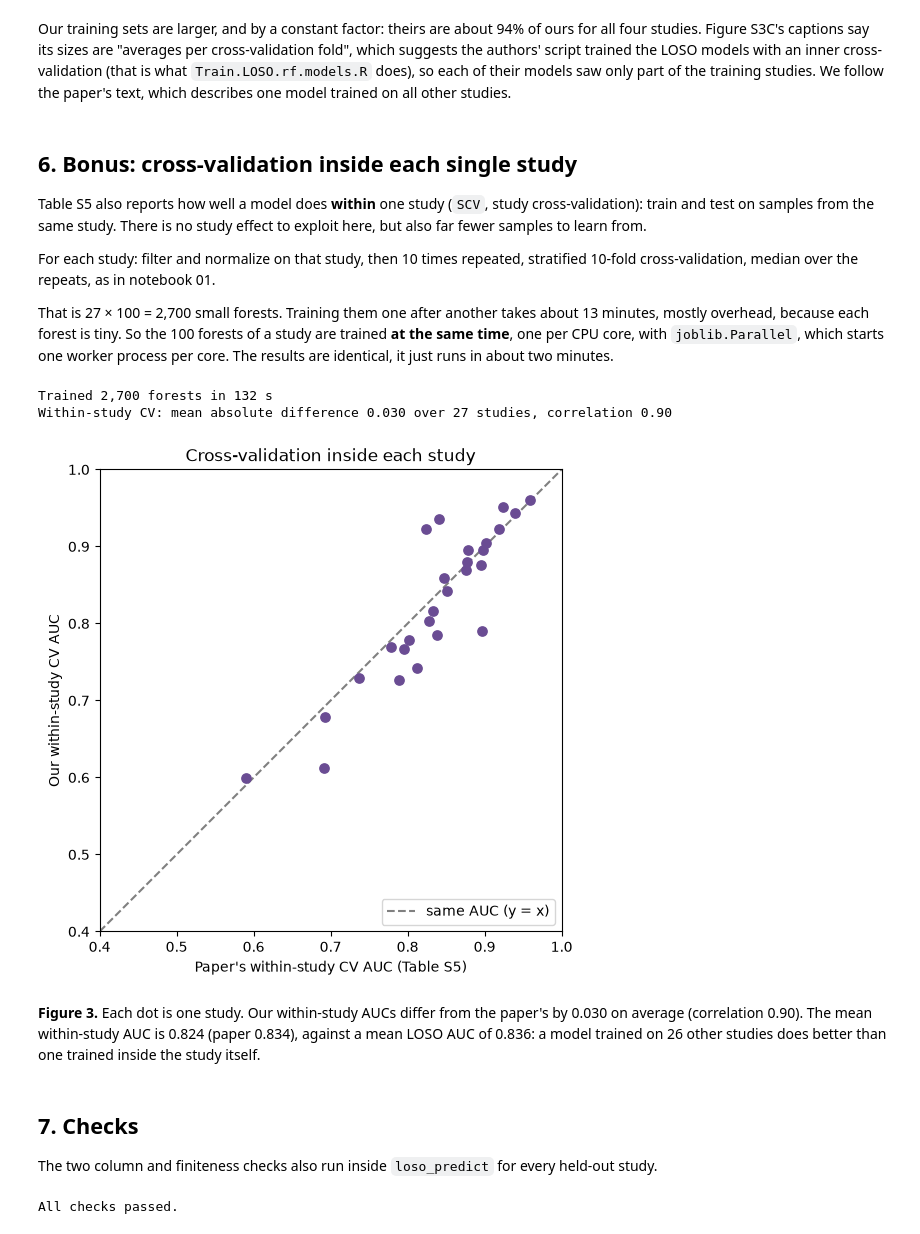
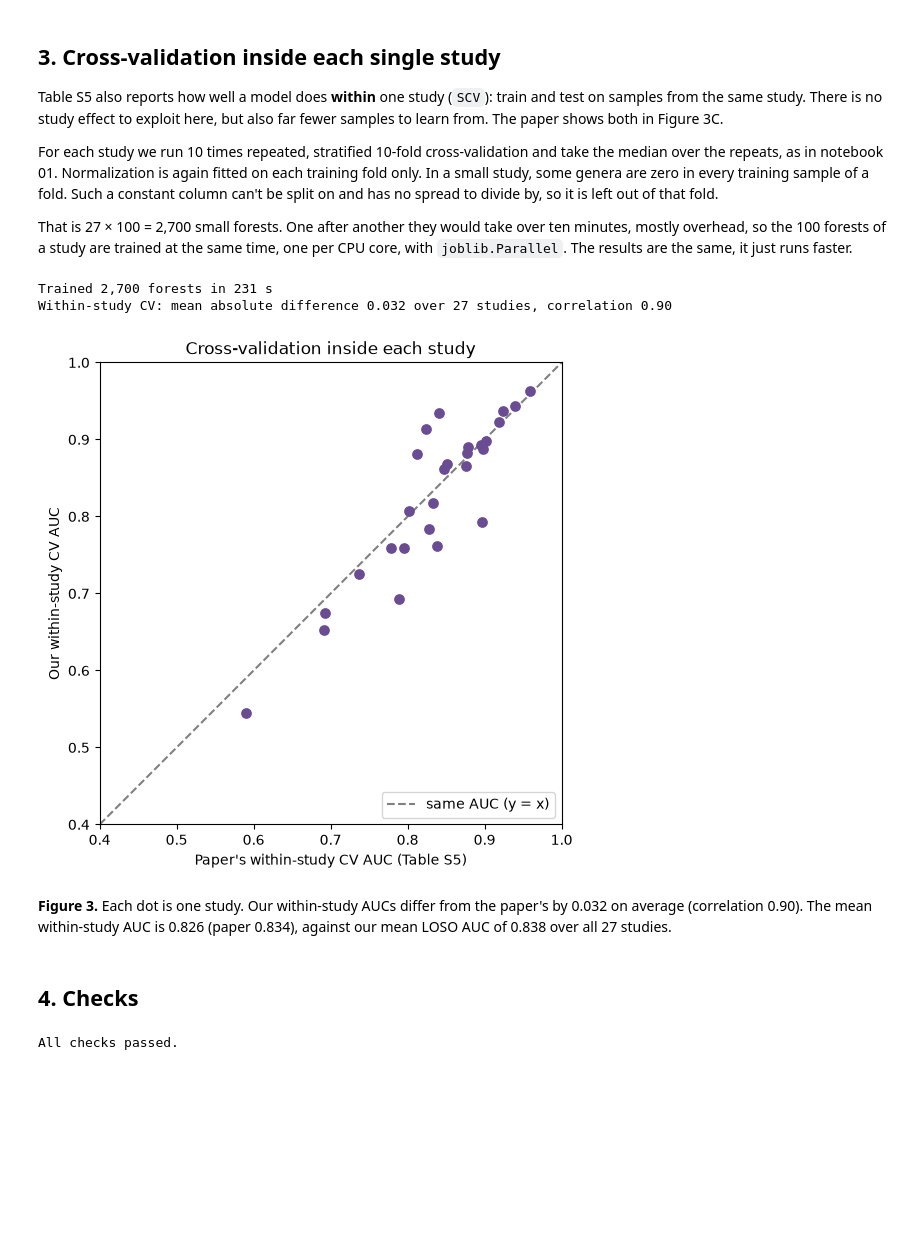
Before and after one commit to Marko-Ivanovski/graduation_thesis, a Jupyter notebook: notebooks/phase_2/phase_2a/02_loso_random_forest.ipynb, the cells around one changed output. Drawn from its saved outputs; the diff is of its cells as text; code cells hidden in the pictures; blank space fills up the shorter version.

```diff
--- a/notebooks/phase_2/phase_2a/02_loso_random_forest.ipynb
+++ b/notebooks/phase_2/phase_2a/02_loso_random_forest.ipynb
@@ -218,8 +177,8 @@ colors = compared["assay"].map({"16S": "#4C9BE8", "WGS": "#E8834C"})
 ax.scatter(compared["paper_auc"], compared["our_auc"], c=colors, s=45, zorder=3)
 ax.plot([0.5, 1], [0.5, 1], color="grey", linestyle="--", label="same AUC (y = x)")
 ax.fill_between([0.5, 1], [0.45, 0.95], [0.55, 1.05], color="grey", alpha=0.12, label="within ±0.05")
-for cohort, row in far_off.iterrows():
-    ax.annotate(cohort, (row["paper_auc"], row["our_auc"]), textcoords="offset points", xytext=(5, -10), fontsize=8)
+for study, row in far_off.iterrows():
+    ax.annotate(study, (row["paper_auc"], row["our_auc"]), textcoords="offset points", xytext=(5, -10), fontsize=8)
 ax.scatter([], [], color="#4C9BE8", label="16S study")
 ax.scatter([], [], color="#E8834C", label="WGS study")
 ax.set_xlim(0.5, 1)
@@ -303,45 +245,45 @@ train_sizes
-# %% [markdown]
-Our training sets are larger, and by a constant factor: theirs are about 94% of ours for all four studies. Figure S3C's captions say its sizes are "averages per cross-validation fold", which suggests the authors' script trained the LOSO models with an inner cross-validation (that is what `Train.LOSO.rf.models.R` does), so each of their models saw only part of the training studies. We follow the paper's text, which describes one model trained on all other studies.
 # %% [markdown]
-## 6. Bonus: cross-validation inside each single study
+## 3. Cross-validation inside each single study
 
-Table S5 also reports how well a model does **within** one study (`SCV`, study cross-validation): train and test on samples from the same study. There is no study effect to exploit here, but also far fewer samples to learn from.
+Table S5 also reports how well a model does **within** one study (`SCV`): train and test on samples from the same study. There is no study effect to exploit here, but also far fewer samples to learn from. The paper shows both in Figure 3C.
 
-For each study: filter and normalize on that study, then 10 times repeated, stratified 10-fold cross-validation, median over the repeats, as in notebook 01.
+For each study we run 10 times repeated, stratified 10-fold cross-validation and take the median over the repeats, as in notebook 01. Normalization is again fitted on each training fold only. In a small study, some genera are zero in every training sample of a fold. Such a constant column can't be split on and has no spread to divide by, so it is left out of that fold.
 
-That is 27 × 100 = 2,700 small forests. Training them one after another takes about 13 minutes, mostly overhead, because each forest is tiny. So the 100 forests of a study are trained **at the same time**, one per CPU core, with `joblib.Parallel`, which starts one worker process per core. The results are identical, it just runs in about two minutes.
+That is 27 × 100 = 2,700 small forests. One after another they would take over ten minutes, mostly overhead, so the 100 forests of a study are trained at the same time, one per CPU core, with `joblib.Parallel`. The results are the same, it just runs faster.
 # %%
-def within_study_auc(relab: pd.DataFrame, y: np.ndarray, seed: int) -> float:
-    """10×10 stratified cross-validation inside one study; AUC of the median prediction over repeats."""
-    genera = prevalence_filter(relab)
-    features = apply_log_std(relab[genera], fit_log_std(relab[genera]))
-    splits = list(RepeatedStratifiedKFold(n_splits=10, n_repeats=10, random_state=seed).split(features, y))
+def within_study_auc(relab: pd.DataFrame, y: np.ndarray) -> float:
+    """10x10 stratified cross-validation inside one study; AUC of the median prediction over repeats."""
+    splits = list(RepeatedStratifiedKFold(n_splits=10, n_repeats=10, random_state=SEED).split(relab, y))
 
     def fit_and_predict(train_idx: np.ndarray, test_idx: np.ndarray) -> np.ndarray:
-        model = make_forest(seed, n_jobs=1)
-        model.fit(features.iloc[train_idx], y[train_idx])
-        return model.predict_proba(features.iloc[test_idx])[:, 1]
+        train = relab.iloc[train_idx]
+        varying = train.columns[train.nunique() > 1]
+        mean, spread = fit_log_std(train[varying])
+        forest = make_forest(n_jobs=1)
+        forest.fit(apply_log_std(train[varying], mean, spread), y[train_idx])
+        return forest.predict_proba(apply_log_std(relab.iloc[test_idx][varying], mean, spread))[:, 1]
 
     fold_predictions = Parallel(n_jobs=-1)(delayed(fit_and_predict)(train_idx, test_idx) for train_idx, test_idx in splits)
 
     predictions = np.full((len(y), 10), np.nan)
     for split_number, ((_, test_idx), fold_prediction) in enumerate(zip(splits, fold_predictions)):
         predictions[test_idx, split_number // 10] = fold_prediction
+    assert not np.isnan(predictions).any()
     return roc_auc_score(y, np.median(predictions, axis=1))
 
 
 start = time.perf_counter()
 scv_rows = []
-for cohort in cohorts:
-    in_cohort = (labels["Cohort"] == cohort).to_numpy()
+for study in studies:
+    in_study = (labels["Cohort"] == study).to_numpy()
     scv_rows.append({
-        "cohort": cohort,
-        "n_test": int(in_cohort.sum()),
-        "our_auc": within_study_auc(relab[in_cohort], labels.loc[in_cohort, "label"].to_numpy(), SEED),
+        "study": study,
+        "n_samples": int(in_study.sum()),
+        "our_auc": within_study_auc(relab[in_study], labels.loc[in_study, "label"].to_numpy()),
     })
-print(f"Trained {len(cohorts) * 100:,} forests in {time.perf_counter() - start:.0f} s")
+print(f"Trained {len(studies) * 100:,} forests in {time.perf_counter() - start:.0f} s")
 
-scv = pd.DataFrame(scv_rows).set_index("cohort")
+scv = pd.DataFrame(scv_rows).set_index("study")
 scv["paper_auc"] = paper_scv.reindex(scv.index)
 scv["difference"] = scv["our_auc"] - scv["paper_auc"]
 scv.round(4).to_csv(TABLES / "scv_auc.csv")
@@ -349,34 +291,30 @@ scv_mad = scv["difference"].abs().mean()
 print(f"Within-study CV: mean absolute difference {scv_mad:.3f} over {scv['paper_auc'].notna().sum()} studies, "
       f"correlation {scv['our_auc'].corr(scv['paper_auc']):.2f}")
 # %% [output]
-Trained 2,700 forests in 132 s
-Within-study CV: mean absolute difference 0.030 over 27 studies, correlation 0.90
+Trained 2,700 forests in 231 s
+Within-study CV: mean absolute difference 0.032 over 27 studies, correlation 0.90
 # %%
 fig, ax = plt.subplots(figsize=(6, 6))
 ax.scatter(scv["paper_auc"], scv["our_auc"], color="#6A4C93", s=45, zorder=3)
 ax.plot([0.4, 1], [0.4, 1], color="grey", linestyle="--", label="same AUC (y = x)")
 ax.set_xlim(0.4, 1)
 ax.set_ylim(0.4, 1)
 ax.set_aspect("equal")
 ax.set_xlabel("Paper's within-study CV AUC (Table S5)")
 ax.set_ylabel("Our within-study CV AUC")
 ax.set_title("Cross-validation inside each study")
 ax.legend(loc="lower right")
 
 show_figure(
     fig,
     "scv_vs_paper",
     f"Each dot is one study. Our within-study AUCs differ from the paper's by {scv_mad:.3f} on average "
     f"(correlation {scv['our_auc'].corr(scv['paper_auc']):.2f}). The mean within-study AUC is {scv['our_auc'].mean():.3f} "
-    f"(paper {scv['paper_auc'].mean():.3f}), against a mean LOSO AUC of {loso['our_auc'].mean():.3f}: "
-    f"a model trained on 26 other studies does {'better' if loso['our_auc'].mean() > scv['our_auc'].mean() else 'worse'} "
-    f"than one trained inside the study itself.",
+    f"(paper {scv['paper_auc'].mean():.3f}), against our mean LOSO AUC of {loso['our_auc'].mean():.3f} over all 27 studies.",
 )
 # %% [output]
-[figure, old version]
+[figure, new version]
-**Figure 3.** Each dot is one study. Our within-study AUCs differ from the paper's by 0.030 on average (correlation 0.90). The mean within-study AUC is 0.824 (paper 0.834), against a mean LOSO AUC of 0.836: a model trained on 26 other studies does better than one trained inside the study itself.
+**Figure 3.** Each dot is one study. Our within-study AUCs differ from the paper's by 0.032 on average (correlation 0.90). The mean within-study AUC is 0.826 (paper 0.834), against our mean LOSO AUC of 0.838 over all 27 studies.
-# %% [markdown]
-## 7. Checks
-
-The two column and finiteness checks also run inside `loso_predict` for every held-out study.
+# %% [markdown]
+## 4. Checks
 # %%
```
Also changed, not shown: parts of 25 cells of this notebook, 18 other files.
